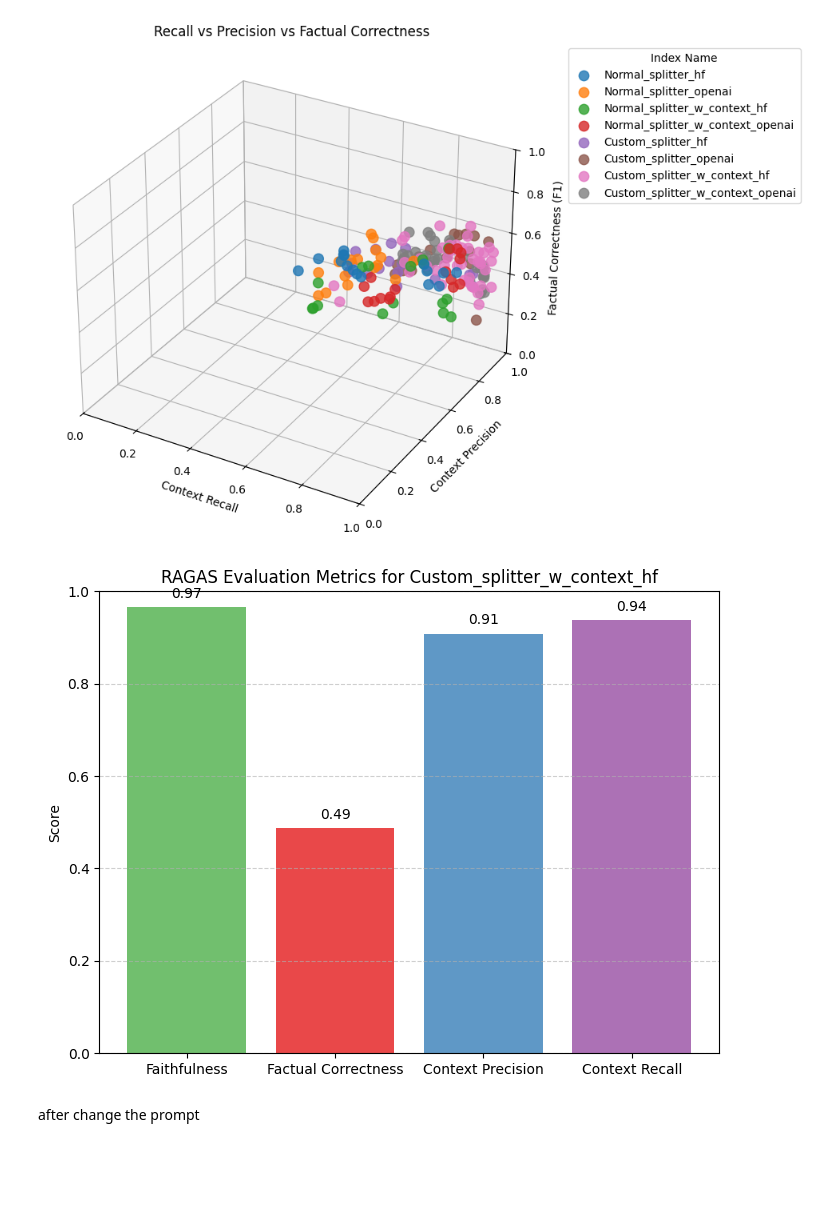
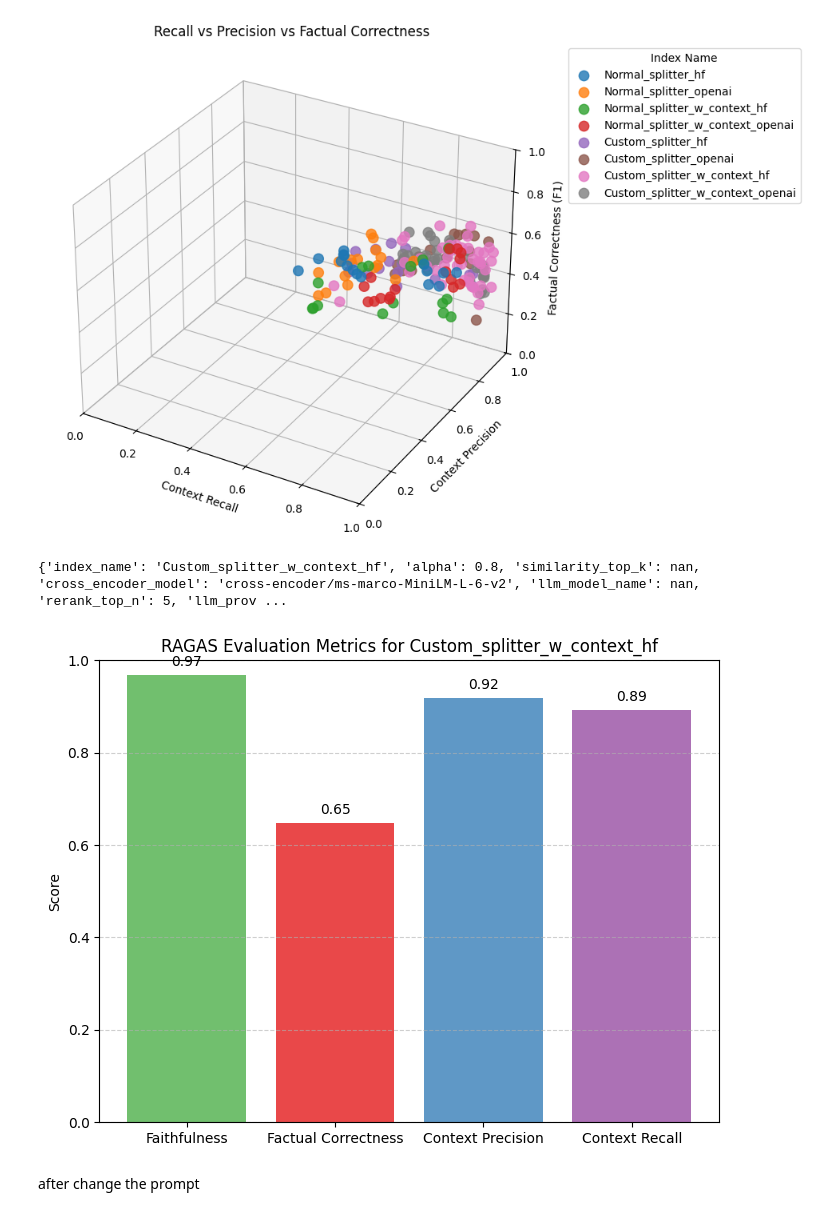
Before and after one commit to ATTIC-TOURS/rag, a Jupyter notebook: rag_experiments_analysis.ipynb, the cells around one changed output. Drawn from its saved outputs; the diff is of its cells as text; code cells hidden in the pictures; blank space fills up the shorter version.

```diff
--- a/rag_experiments_analysis.ipynb
+++ b/rag_experiments_analysis.ipynb
@@ -11,10 +11,29 @@ experiments = pd.read_csv(RESULTS_FILE)
 # Replace NaN in reranker column with "no reranker"
 experiments["cross_encoder_model"] = experiments["cross_encoder_model"].fillna("no reranker")
 # --- Helper functions ---
-def best_overall(df, metric="factual_correctness(mode=f1)"):
-    """Return best parameters based on a target metric."""
-    best_row = df.sort_values(metric, ascending=False).iloc[0]
+def best_overall(
+    df,
+    metric="factual_correctness(mode=f1)",
+    filters=None
+):
+    """
+    Return best parameters based on a target metric,
+    optionally filtered by column conditions.
+
+    filters should be a dict like:
+    {"strategy": "Custom_splitter_w_context_hf", "hybrid": True}
+    """
+    filtered_df = df.copy()
+
+    # Apply filtering if filters are provided
+    if filters:
+        for column, value in filters.items():
+            filtered_df = filtered_df[filtered_df[column] == value]
+
+    # Get best row from the filtered subset
+    best_row = filtered_df.sort_values(metric, ascending=False).iloc[0]
     return best_row
+
 
 def compare_groups(df, group_col, metric="factual_correctness(mode=f1)"):
     """Compare mean metric per group (e.g., index_name, reranker)."""
@@ -206,32 +225,40 @@ plt.show()
 # %% [output]
 [figure]
 # %%
-result_params = best_overall(result).to_dict()
+result_params = best_overall(experiments,
+    filters={
+        # "index_name": "Custom_splitter_w_context_hf",
+        # 'cross_encoder_model': 'cross-encoder/ms-marco-MiniLM-L-2-v2',
+        # # "reranker": True,
+        "alpha": 0.8
+    }).to_dict()
+print(result_params)
 
 # Your metrics dictionary
 metrics = {
     "Faithfulness": result_params['faithfulness'],
     "Factual Correctness": result_params['factual_correctness(mode=f1)'],
     "Context Precision": result_params['llm_context_precision_with_reference'],
     "Context Recall": result_params['context_recall']
 }
 
 # Bar plot
 plt.figure(figsize=(8,6))
 plt.bar(metrics.keys(), metrics.values(), color=["#4daf4a", "#e41a1c", "#377eb8", "#984ea3"], alpha=0.8)
 
 plt.title("RAGAS Evaluation Metrics for Custom_splitter_w_context_hf")
 plt.ylabel("Score")
 plt.ylim(0, 1)  # since all metrics are proportions
 plt.grid(axis="y", linestyle="--", alpha=0.6)
 
 # Annotate values on top of bars
 for i, (metric, value) in enumerate(metrics.items()):
     plt.text(i, value + 0.02, f"{value:.2f}", ha="center", fontsize=10)
 
 plt.show()
 # %% [output]
+{'index_name': 'Custom_splitter_w_context_hf', 'alpha': 0.8, 'similarity_top_k': nan, 'cross_encoder_model': 'cross-encoder/ms-marco-MiniLM-L-6-v2', 'llm_model_name': nan, 'rerank_top_n': 5, 'llm_prov ...
-[figure, old version]
+[figure, new version]
 # %% [markdown]
 after change the prompt
 # %%
```
Also changed, not shown: 4 other files.
